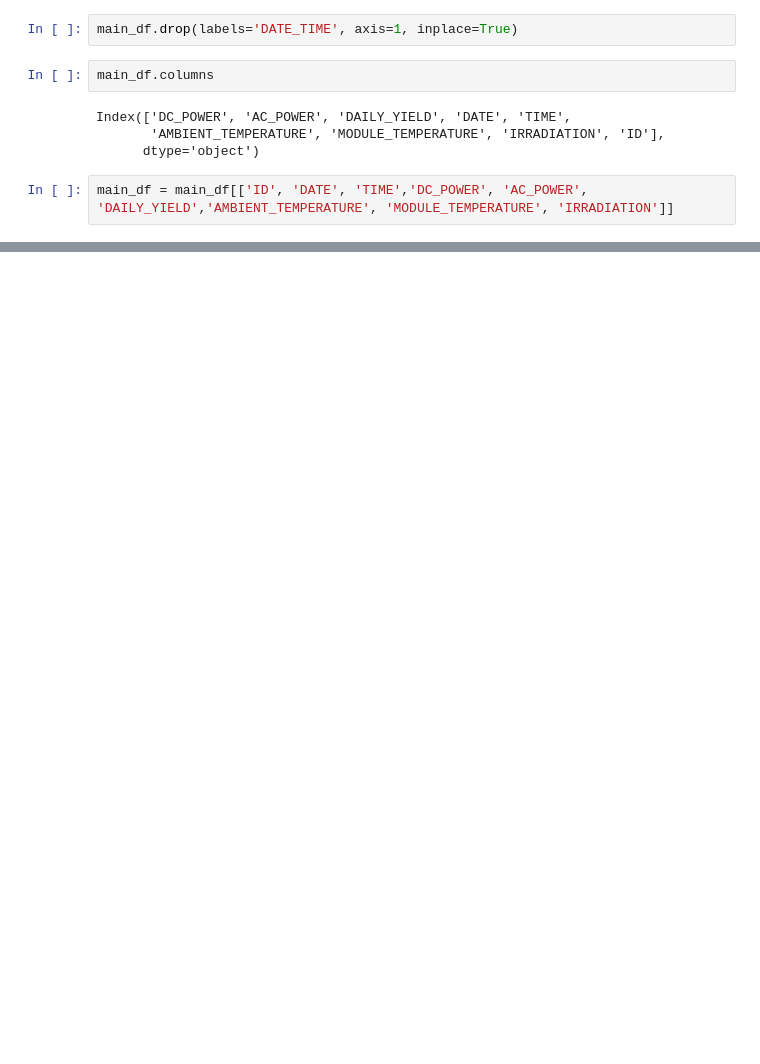
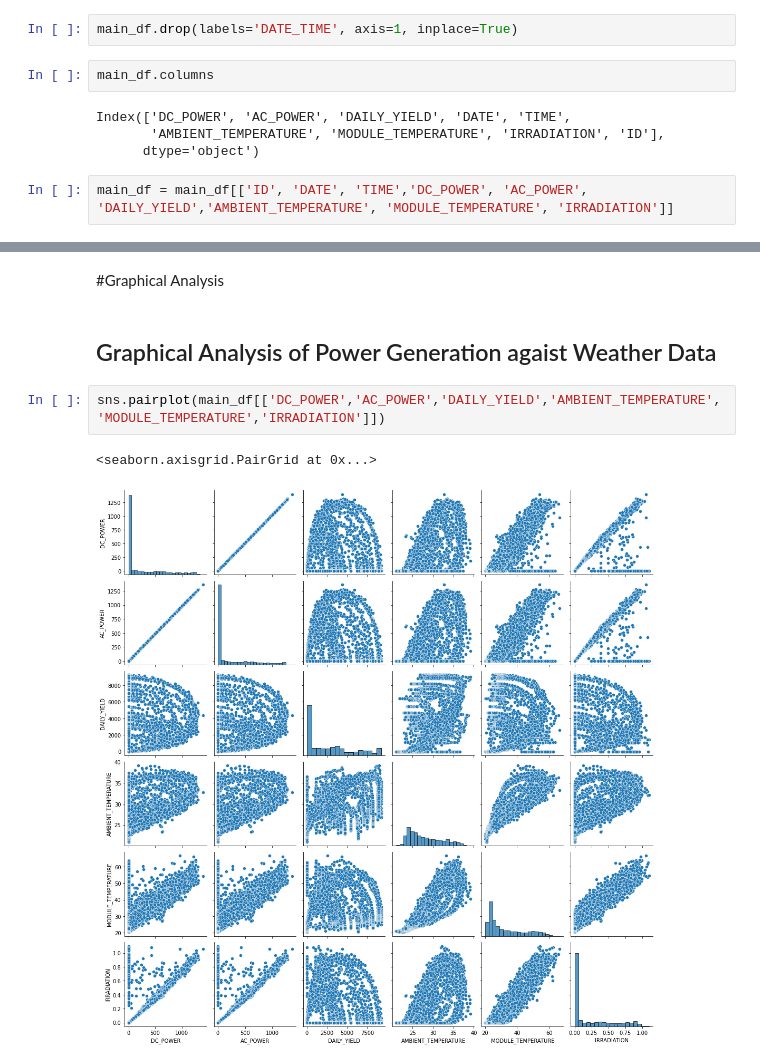
Before and after one commit to pasindu-94/solar-power-prediction, a Jupyter notebook: solar_power_prediction.ipynb, the cells around one changed output, grey strips where cells are left out. Drawn from its saved outputs; the diff is of its cells as text; blank space fills up the shorter version.

Commit message:
Graphical Analysis & Correlation

```diff
--- a/solar_power_prediction.ipynb
+++ b/solar_power_prediction.ipynb
@@ -212,3 +212,12 @@ main_df.head()
 | 2 | 3 | 2020-05-15 | 00:30:00 | 0.0 | 0.0 | 0.000000 | 26.682055 | 24.427290 | ... |
 | 3 | 4 | 2020-05-15 | 00:45:00 | 0.0 | 0.0 | 0.000000 | 26.500589 | 24.420678 | ... |
 | 4 | 5 | 2020-05-15 | 01:00:00 | 0.0 | 0.0 | 0.000000 | 26.596148 | 25.088210 | ... |
+# %% [markdown]
+#Graphical Analysis
+# %% [markdown]
+## Graphical Analysis of Power Generation agaist Weather Data
+# %%
+sns.pairplot(main_df[['DC_POWER','AC_POWER','DAILY_YIELD','AMBIENT_TEMPERATURE','MODULE_TEMPERATURE','IRRADIATION']])
+# %% [output]
+<seaborn.axisgrid.PairGrid at 0x...>
+[figure, added]
```
Also changed, not shown: parts of 8 cells of this notebook.
